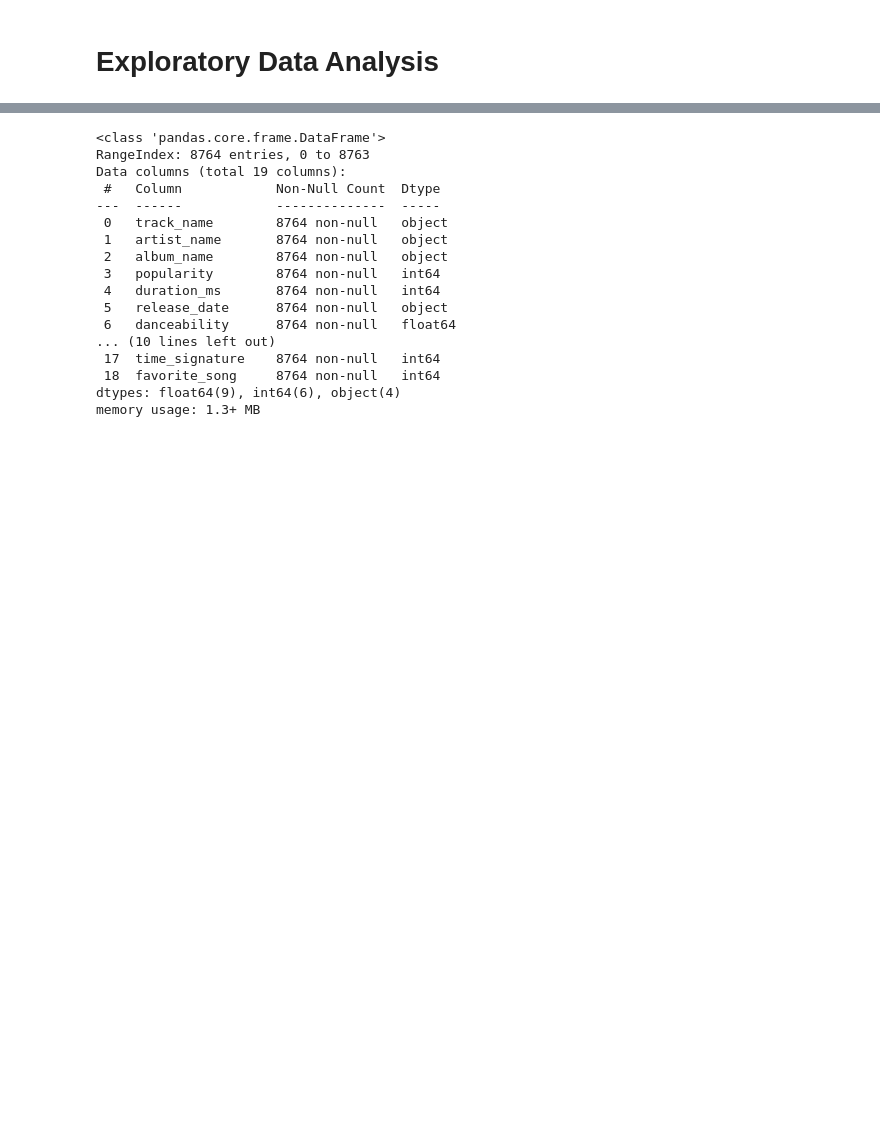
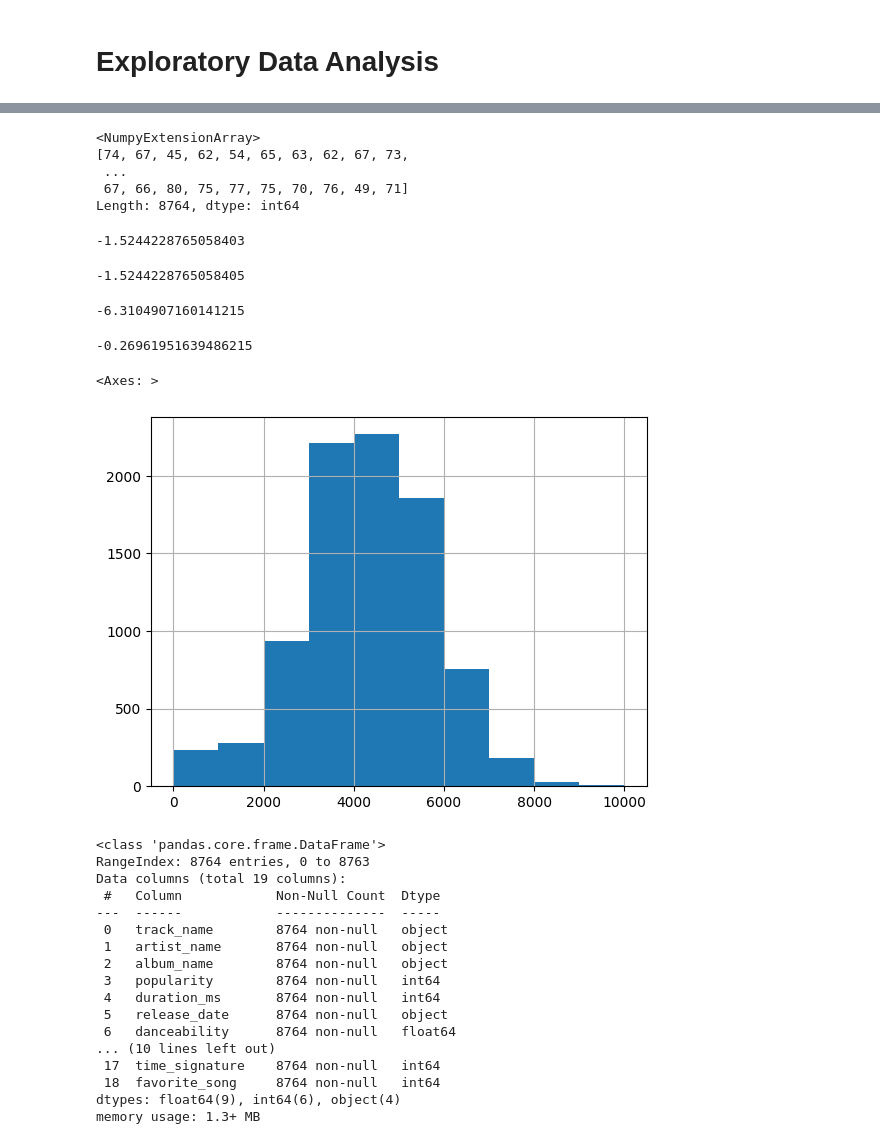
Before and after one commit to isacmlee/song-recommender, a Jupyter notebook: src/exploratory-data-analysis.ipynb, the cells around one changed output, grey strips where cells are left out. Drawn from its saved outputs; the diff is of its cells as text; code cells hidden in the pictures; blank space fills up the shorter version.

```diff
--- a/src/eda.ipynb
+++ b/src/exploratory-data-analysis.ipynb
@@ -21,3 +69,38 @@ personal_tracks.head()
+# %%
+personal_tracks['popularity'].array
+# %% [output]
+<NumpyExtensionArray>
+[74, 67, 45, 62, 54, 65, 63, 62, 67, 73,
+ ...
+ 67, 66, 80, 75, 77, 75, 70, 76, 49, 71]
+Length: 8764, dtype: int64
+# %%
+from sklearn.preprocessing import MinMaxScaler
+
+scaler = MinMaxScaler()
+pd.Series(scaler.fit_transform(personal_tracks['popularity'].array.reshape(-1, 1)).ravel()).skew()
+# %% [output]
+-1.5244228765058403
+# %%
+from sklearn.preprocessing import StandardScaler
+
+standard_scaler = StandardScaler()
+pd.Series(standard_scaler.fit_transform(personal_tracks['popularity'].array.reshape(-1, 1)).ravel()).skew()
+# %% [output]
+-1.5244228765058405
+# %%
+np.log(personal_tracks['popularity'] + 1).skew()
+# %% [output]
+-6.3104907160141215
+# %%
+np.square(personal_tracks['popularity']).skew()
+# %% [output]
+-0.26961951639486215
+# %%
+np.square(personal_tracks['popularity']).hist() # looks more normal
+# %% [output]
+<Axes: >
+[figure, added]
 # %%
 # summary of dataframe
 personal_tracks.info()
```
Also changed, not shown: parts of 10 cells of this notebook.
